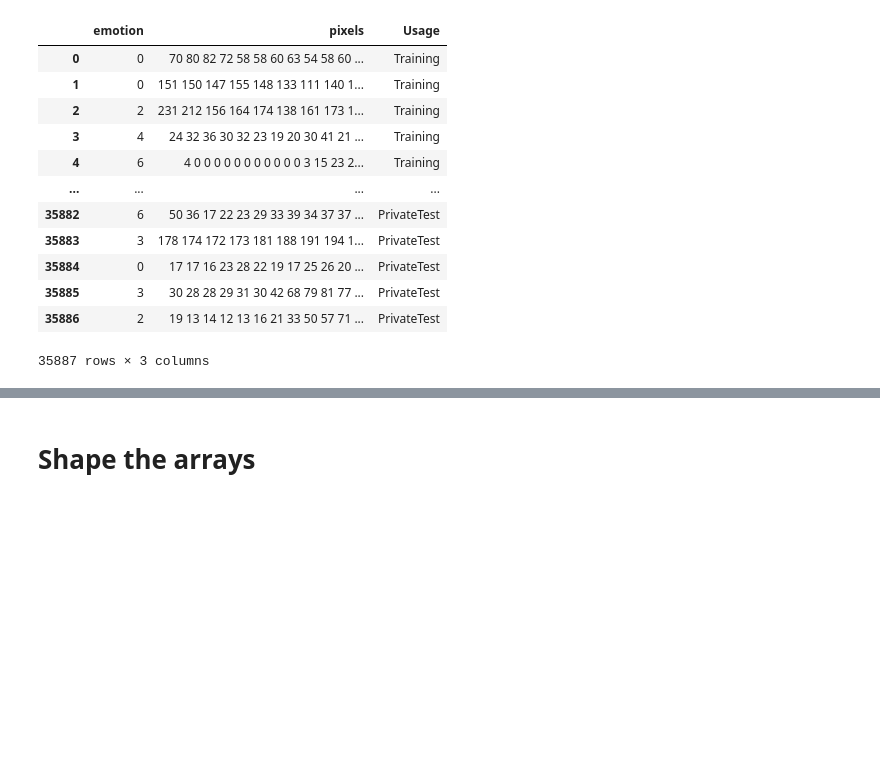
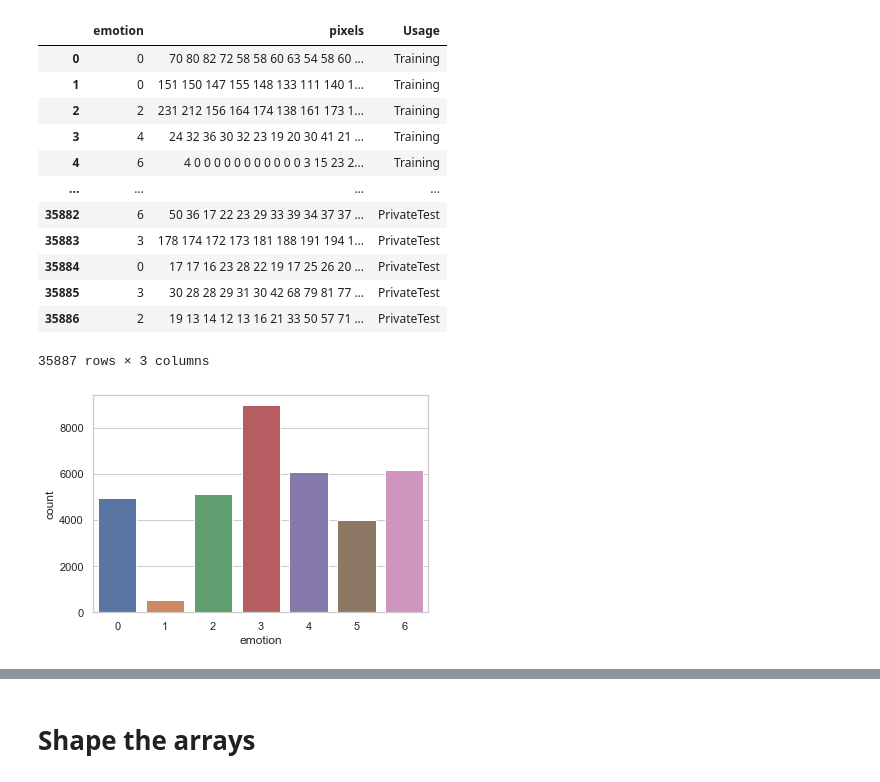
Before and after one commit to obsessedquant/microexpressions_facial_imaging_recognition, a Jupyter notebook: Sergey/Face_Detection.ipynb, the cells around one changed output, grey strips where cells are left out. Drawn from its saved outputs; the diff is of its cells as text; code cells hidden in the pictures; blank space fills up the shorter version.

```diff
--- a/Sergey/Face_Detection.ipynb
+++ b/Sergey/Face_Detection.ipynb
@@ -30,3 +33,10 @@ face_data
 | 35885 | 3 | 30 28 28 29 31 30 42 68 79 81 77 ... | PrivateTest |
 | 35886 | 2 | 19 13 14 12 13 16 21 33 50 57 71 ... | PrivateTest |
 35887 rows × 3 columns
+# %%
+X = face_data['pixels']
+Y = face_data['emotion']
+sns.set_theme(style = "whitegrid")
+ax = sns.countplot(x='emotion', data = face_data)
+# %% [output]
+[figure, added]
```
Also changed, not shown: parts of 10 cells of this notebook.
